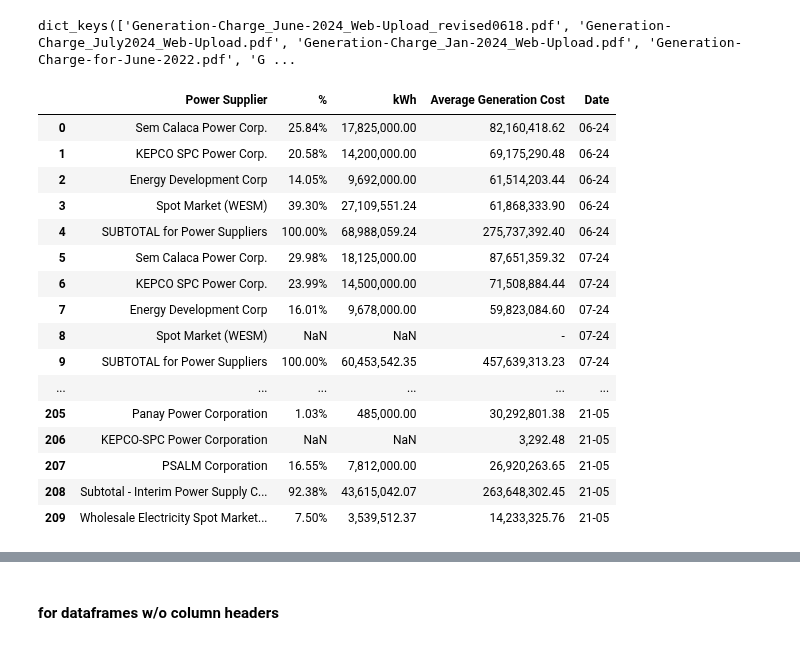
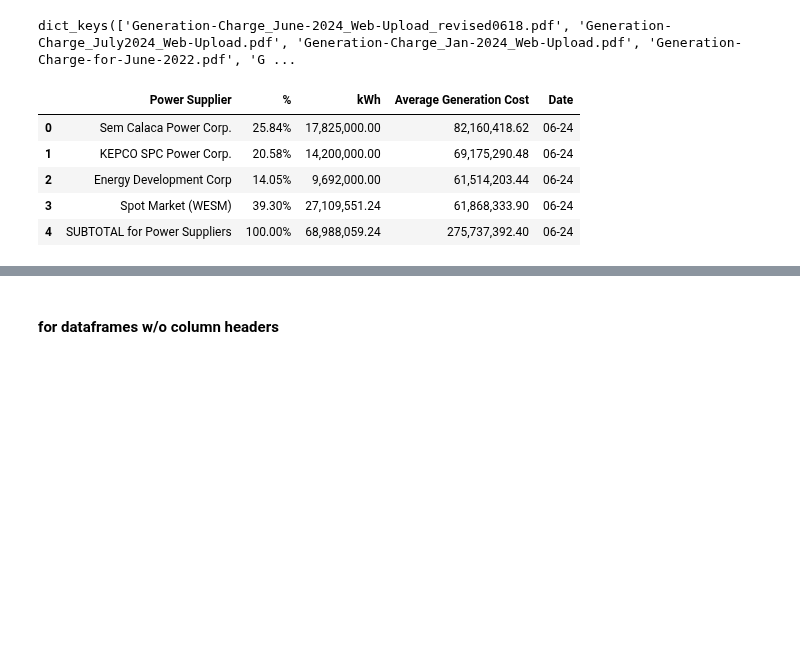
Before and after one commit to andreasenson/Scrape-DU-Generation-Charge, a Jupyter notebook: MEPC/scrape_MEPC.ipynb, the cells around one changed output, grey strips where cells are left out. Drawn from its saved outputs; the diff is of its cells as text; code cells hidden in the pictures; blank space fills up the shorter version.

```diff
--- a/MEPC/scrape_MEPC.ipynb
+++ b/MEPC/scrape_MEPC.ipynb
@@ -285,42 +285,31 @@ for filename, df in supplier_present_keys.items():
             kwh = float(row['kWh'].replace(',', ''))
             return total_cost / kwh
         except (ValueError, TypeError):
             return np.nan
 
     if 'Total Generation Cost' in sliced_rows.columns and 'kWh' in sliced_rows.columns:
         sliced_rows['Average Generation Cost'] = sliced_rows.apply(calculate_average_generation_cost, axis=1)
         sliced_rows = sliced_rows.drop(columns=['Total Generation Cost'])
 
     # Rename the columns
     sliced_rows.columns = ["Power Supplier", "%", "kWh", "Average Generation Cost"]
 
     # Add the Date column
     date_str = extract_date_key(filename)
     if date_str:
         sliced_rows['Date'] = date_str
 
     # Append the DataFrame to the list
     dataframes.append(sliced_rows)
 
 # Concatenate all DataFrames into one
 big_df = pd.concat(dataframes, ignore_index=True)
 
-big_df
+big_df.head()
 # %% [output]
 |  | Power Supplier | % | kWh | Average Generation Cost | Date |
 | 0 | Sem Calaca Power Corp. | 25.84% | 17,825,000.00 | 82,160,418.62 | 06-24 |
 | 1 | KEPCO SPC Power Corp. | 20.58% | 14,200,000.00 | 69,175,290.48 | 06-24 |
 | 2 | Energy Development Corp | 14.05% | 9,692,000.00 | 61,514,203.44 | 06-24 |
 | 3 | Spot Market (WESM) | 39.30% | 27,109,551.24 | 61,868,333.90 | 06-24 |
 | 4 | SUBTOTAL for Power Suppliers | 100.00% | 68,988,059.24 | 275,737,392.40 | 06-24 |
-| 5 | Sem Calaca Power Corp. | 29.98% | 18,125,000.00 | 87,651,359.32 | 07-24 |
-| 6 | KEPCO SPC Power Corp. | 23.99% | 14,500,000.00 | 71,508,884.44 | 07-24 |
-| 7 | Energy Development Corp | 16.01% | 9,678,000.00 | 59,823,084.60 | 07-24 |
-| 8 | Spot Market (WESM) | NaN | NaN | - | 07-24 |
-| 9 | SUBTOTAL for Power Suppliers | 100.00% | 60,453,542.35 | 457,639,313.23 | 07-24 |
-| ... | ... | ... | ... | ... | ... |
-| 205 | Panay Power Corporation | 1.03% | 485,000.00 | 30,292,801.38 | 21-05 |
-| 206 | KEPCO-SPC Power Corporation | NaN | NaN | 3,292.48 | 21-05 |
-| 207 | PSALM Corporation | 16.55% | 7,812,000.00 | 26,920,263.65 | 21-05 |
-| 208 | Subtotal - Interim Power Supply C... | 92.38% | 43,615,042.07 | 263,648,302.45 | 21-05 |
-| 209 | Wholesale Electricity Spot Market... | 7.50% | 3,539,512.37 | 14,233,325.76 | 21-05 |
```
Also changed, not shown: parts of 15 cells of this notebook, 1 other file.
